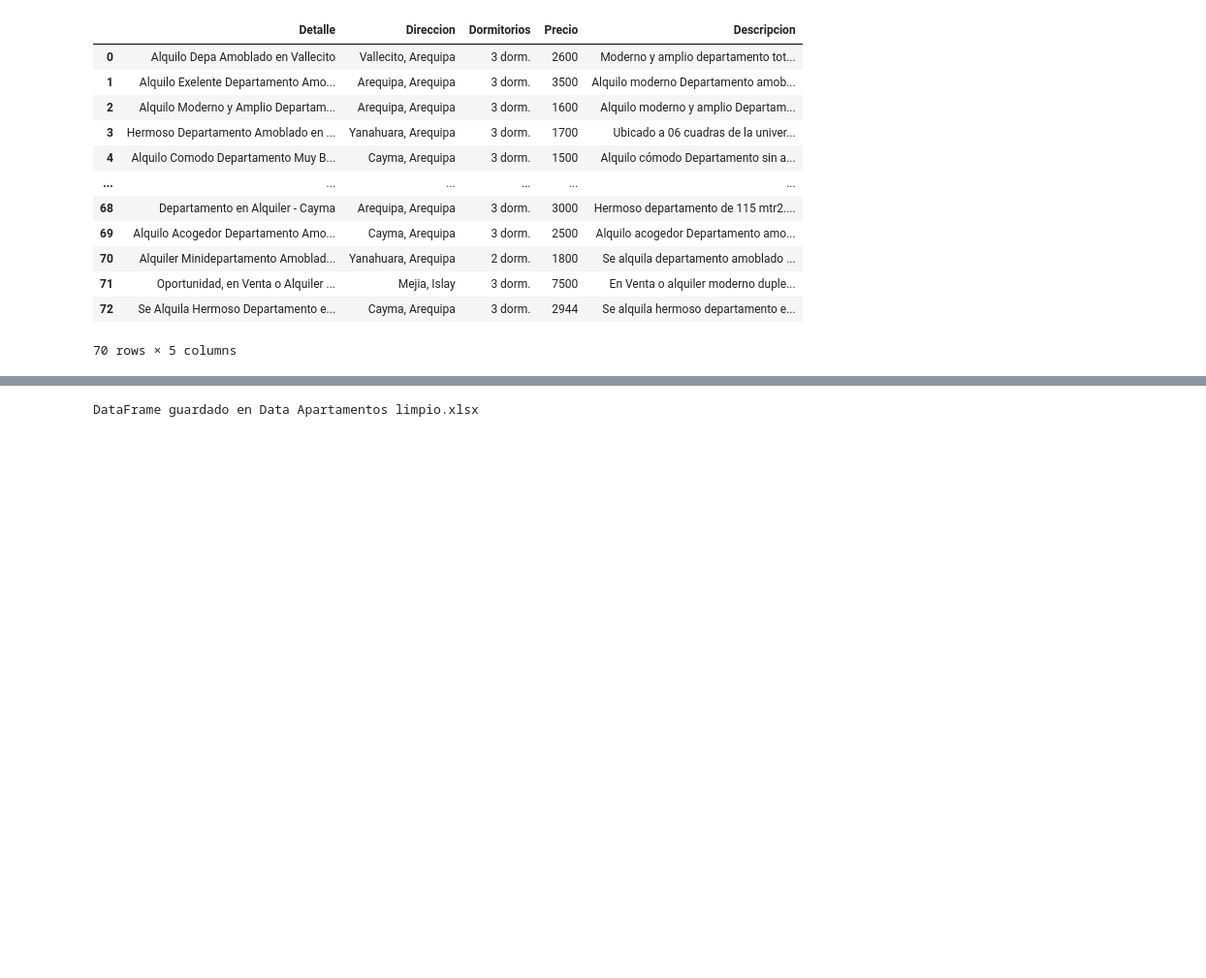
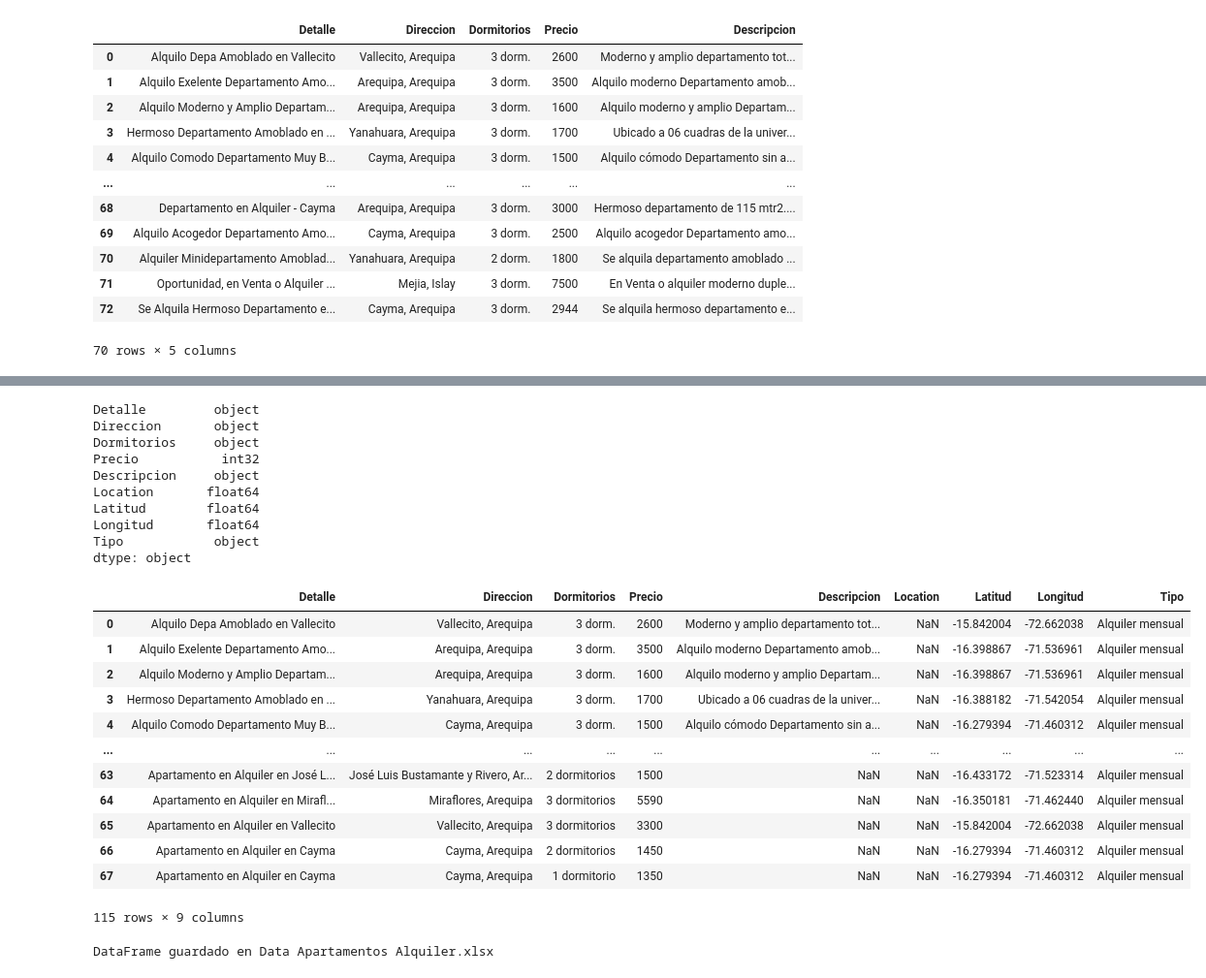
Before and after one commit to GCG251/Proyecto-Alojamientos-AQP, a Jupyter notebook: Proyecto_alojamientos.ipynb, the cells around one changed output, grey strips where cells are left out. Shown: that part at 97% size. Drawn from its saved outputs; the diff is of its cells as text; code cells hidden in the pictures; blank space fills up the shorter version.

```diff
--- a/Proyecto_alojamientos.ipynb
+++ b/Proyecto_alojamientos.ipynb
@@ -627,0 +1041,26 @@ data_apartamentos
+# %%
+#Procederemos nuevamente a extraer las coordenadas de de cada direccion ya con las direcciones modificadas
+# Utilizamos geolocator con un user agent cualquiera
+geolocator = Nominatim(user_agent='Arequipa-Peru')
+
+# Utilizamos geocode para extraer la location basada en el distrito
+start = time.time()
+
+# Geocode
+geocode = RateLimiter(geolocator.geocode, min_delay_seconds=1)
+
+# Establecemos la nueva columna de location
+data_properati['Location'] = data_properati['Direccion'].apply(geocode)
+
+# Una vez encontrada la location, extraemos las coordenadas en columnas separadas
+data_properati['Latitud'] = data_properati['Location'].apply(lambda x: x.latitude if x else None)
+data_properati['Longitud'] = data_properati['Location'].apply(lambda x: x.longitude if x else None)
+
+# Finalizamos la función de tiempo
+end = time.time()
+elapsed = end - start
+
+# Visualizamos el dataframe
+print(str(elapsed) + " segundos")
+#Visualizamos el dataframe a ver si existen valores nulos.
+data_properati[data_properati['Latitud'].isnull()][['Direccion', 'Latitud']]
@@ -628,9 +1097,48 @@ data_apartamentos
+# %%
+# Concatenar los DataFrames uno encima del otro
+data_alquiler = pd.concat([data_adondevivir, data_properati])
+
+#Vamos a añadir una columna con el tipo de alojamiento
+tipo_alojamiento = 'Alquiler mensual'
+
+data_alquiler['Tipo']= tipo_alojamiento
+
+#Eliminamos los espacios innecesarios en el dataframe
+data_alquiler = data_alquiler.apply(lambda x: x.str.strip() if x.dtype == "object" else x)
+
+# Mostrar el DataFrame resultante
+print(data_alquiler.dtypes)
+data_alquiler
+# %% [output]
+Detalle         object
+Direccion       object
+Dormitorios     object
+Precio           int32
+Descripcion     object
+Location       float64
+Latitud        float64
+Longitud       float64
+Tipo            object
+dtype: object
+|  | Detalle | Direccion | Dormitorios | Precio | Descripcion | Location | Latitud | Longitud | Tipo |
+| 0 | Alquilo Depa Amoblado en Vallecito | Vallecito, Arequipa | 3 dorm. | 2600 | Moderno y amplio departamento tot... | NaN | -15.842004 | -72.662038 | Alquiler mensual |
+| 1 | Alquilo Exelente Departamento Amo... | Arequipa, Arequipa | 3 dorm. | 3500 | Alquilo moderno Departamento amob... | NaN | -16.398867 | -71.536961 | Alquiler mensual |
+| 2 | Alquilo Moderno y Amplio Departam... | Arequipa, Arequipa | 3 dorm. | 1600 | Alquilo moderno y amplio Departam... | NaN | -16.398867 | -71.536961 | Alquiler mensual |
+| 3 | Hermoso Departamento Amoblado en ... | Yanahuara, Arequipa | 3 dorm. | 1700 | Ubicado a 06 cuadras de la univer... | NaN | -16.388182 | -71.542054 | Alquiler mensual |
+| 4 | Alquilo Comodo Departamento Muy B... | Cayma, Arequipa | 3 dorm. | 1500 | Alquilo cómodo Departamento sin a... | NaN | -16.279394 | -71.460312 | Alquiler mensual |
+| ... | ... | ... | ... | ... | ... | ... | ... | ... | ... |
+| 63 | Apartamento en Alquiler en José L... | José Luis Bustamante y Rivero, Ar... | 2 dormitorios | 1500 | NaN | NaN | -16.433172 | -71.523314 | Alquiler mensual |
+| 64 | Apartamento en Alquiler en Mirafl... | Miraflores, Arequipa | 3 dormitorios | 5590 | NaN | NaN | -16.350181 | -71.462440 | Alquiler mensual |
+| 65 | Apartamento en Alquiler en Vallecito | Vallecito, Arequipa | 3 dormitorios | 3300 | NaN | NaN | -15.842004 | -72.662038 | Alquiler mensual |
+| 66 | Apartamento en Alquiler en Cayma | Cayma, Arequipa | 2 dormitorios | 1450 | NaN | NaN | -16.279394 | -71.460312 | Alquiler mensual |
+| 67 | Apartamento en Alquiler en Cayma | Cayma, Arequipa | 1 dormitorio | 1350 | NaN | NaN | -16.279394 | -71.460312 | Alquiler mensual |
+115 rows × 9 columns
 # %%
 #Procedemos a guardar el dataframe en un archivo xlsx nuevo
-nombre_archivo = 'Data Apartamentos limpio.xlsx'
+nombre_archivo = 'Data Apartamentos Alquiler.xlsx'
 
-data_apartamentos.to_excel(nombre_archivo, index=False)  # El argumento index=False evita que se incluyan los índices en el archivo
+data_alquiler.to_excel(nombre_archivo, index=False)  # El argumento index=False evita que se incluyan los índices en el archivo
 
 print(f'DataFrame guardado en {nombre_archivo}')
 # %% [output]
-DataFrame guardado en Data Apartamentos limpio.xlsx
+DataFrame guardado en Data Apartamentos Alquiler.xlsx
```
Also changed, not shown: parts of 28 cells of this notebook.
